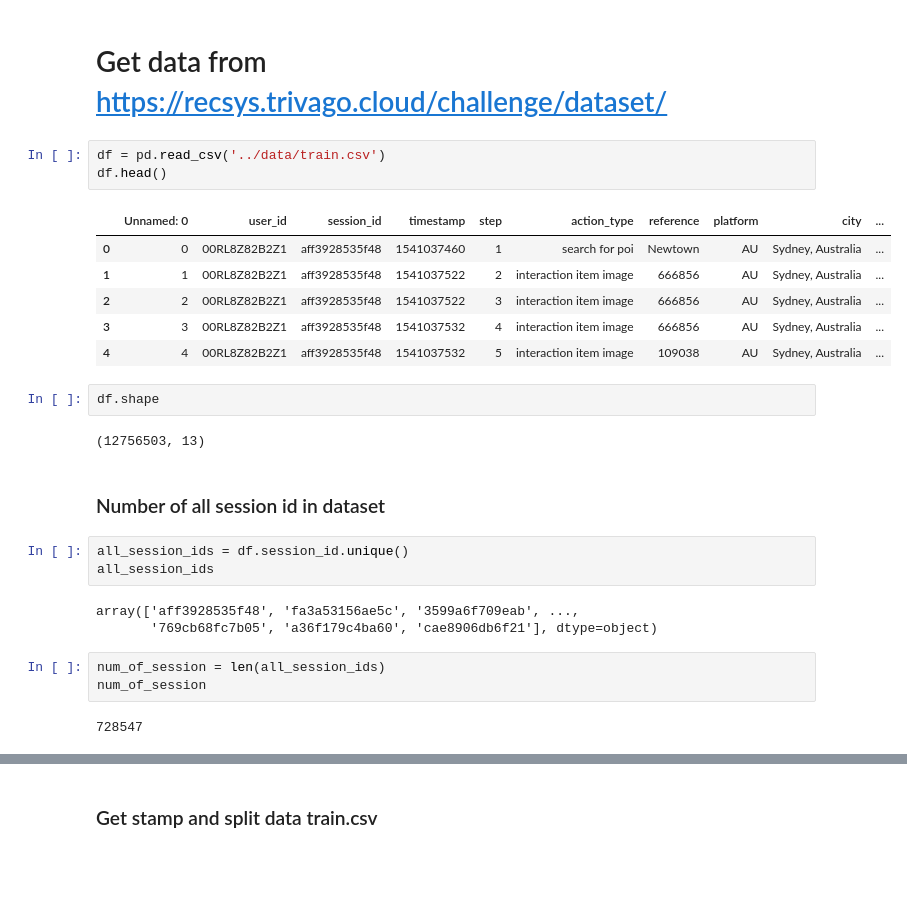
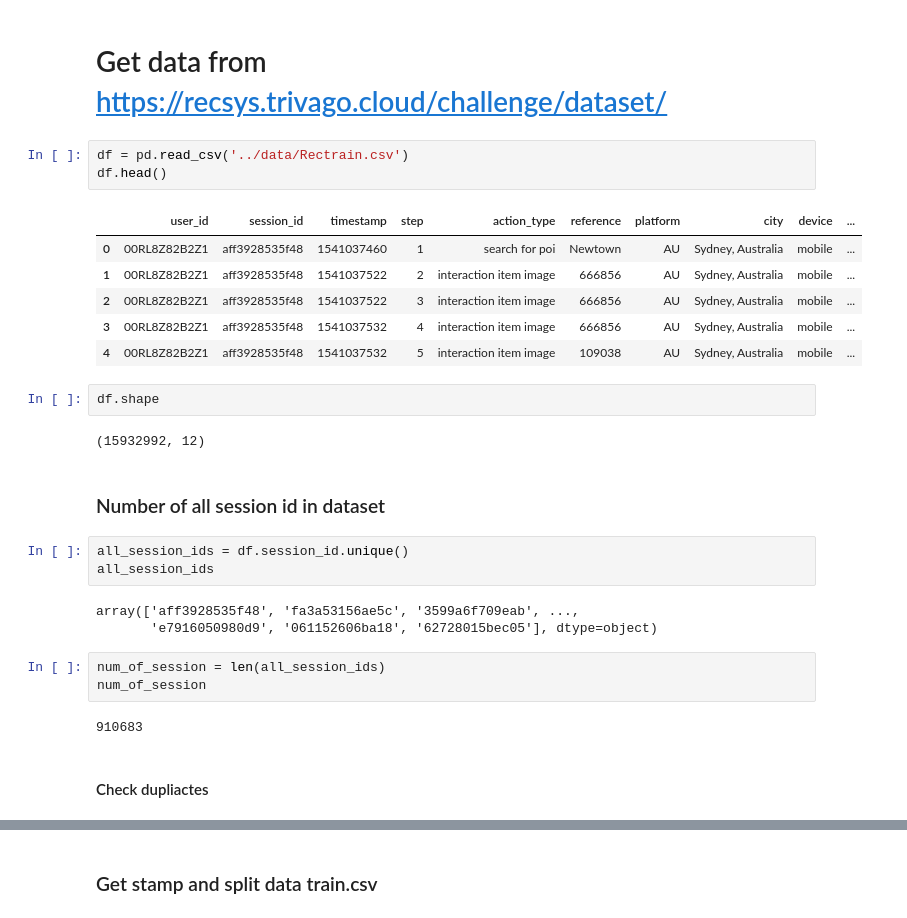
Before and after one commit to Agulaa/trivago-RecSys-Challenge-2019, a Jupyter notebook: Split train data.ipynb, the cells around one changed output, grey strips where cells are left out. Saved outputs shown, nothing was run; the diff lists cells and outputs as text; blank space fills up the shorter version.

```diff
--- a/Split train data.ipynb
+++ b/Split train data.ipynb
@@ -6,19 +6,19 @@ import numpy as np
 # %% [markdown]
 # Get data from https://recsys.trivago.cloud/challenge/dataset/
 # %%
-df = pd.read_csv('../data/train.csv')
+df = pd.read_csv('../data/Rectrain.csv')
 df.head()
 # %% [output]
-|  | Unnamed: 0 | user_id | session_id | timestamp | step | action_type | reference | platform | city | ... |
-| 0 | 0 | 00RL8Z82B2Z1 | aff3928535f48 | 1541037460 | 1 | search for poi | Newtown | AU | Sydney, Australia | ... |
-| 1 | 1 | 00RL8Z82B2Z1 | aff3928535f48 | 1541037522 | 2 | interaction item image | 666856 | AU | Sydney, Australia | ... |
-| 2 | 2 | 00RL8Z82B2Z1 | aff3928535f48 | 1541037522 | 3 | interaction item image | 666856 | AU | Sydney, Australia | ... |
-| 3 | 3 | 00RL8Z82B2Z1 | aff3928535f48 | 1541037532 | 4 | interaction item image | 666856 | AU | Sydney, Australia | ... |
-| 4 | 4 | 00RL8Z82B2Z1 | aff3928535f48 | 1541037532 | 5 | interaction item image | 109038 | AU | Sydney, Australia | ... |
+|  | user_id | session_id | timestamp | step | action_type | reference | platform | city | device | ... |
+| 0 | 00RL8Z82B2Z1 | aff3928535f48 | 1541037460 | 1 | search for poi | Newtown | AU | Sydney, Australia | mobile | ... |
+| 1 | 00RL8Z82B2Z1 | aff3928535f48 | 1541037522 | 2 | interaction item image | 666856 | AU | Sydney, Australia | mobile | ... |
+| 2 | 00RL8Z82B2Z1 | aff3928535f48 | 1541037522 | 3 | interaction item image | 666856 | AU | Sydney, Australia | mobile | ... |
+| 3 | 00RL8Z82B2Z1 | aff3928535f48 | 1541037532 | 4 | interaction item image | 666856 | AU | Sydney, Australia | mobile | ... |
+| 4 | 00RL8Z82B2Z1 | aff3928535f48 | 1541037532 | 5 | interaction item image | 109038 | AU | Sydney, Australia | mobile | ... |
 # %%
 df.shape
 # %% [output]
-(12756503, 13)
+(15932992, 12)
 # %% [markdown]
 ### Number of all session id in dataset
 # %%
@@ -26,9 +26,11 @@ all_session_ids = df.session_id.unique()
 all_session_ids
 # %% [output]
 array(['aff3928535f48', 'fa3a53156ae5c', '3599a6f709eab', ...,
-       '769cb68fc7b05', 'a36f179c4ba60', 'cae8906db6f21'], dtype=object)
+       'e7916050980d9', '061152606ba18', '62728015bec05'], dtype=object)
 # %%
 num_of_session = len(all_session_ids)
 num_of_session
 # %% [output]
-728547
+910683
+# %% [markdown]
+#### Check dupliactes
```
Also changed, not shown: parts of 26 cells of this notebook.
